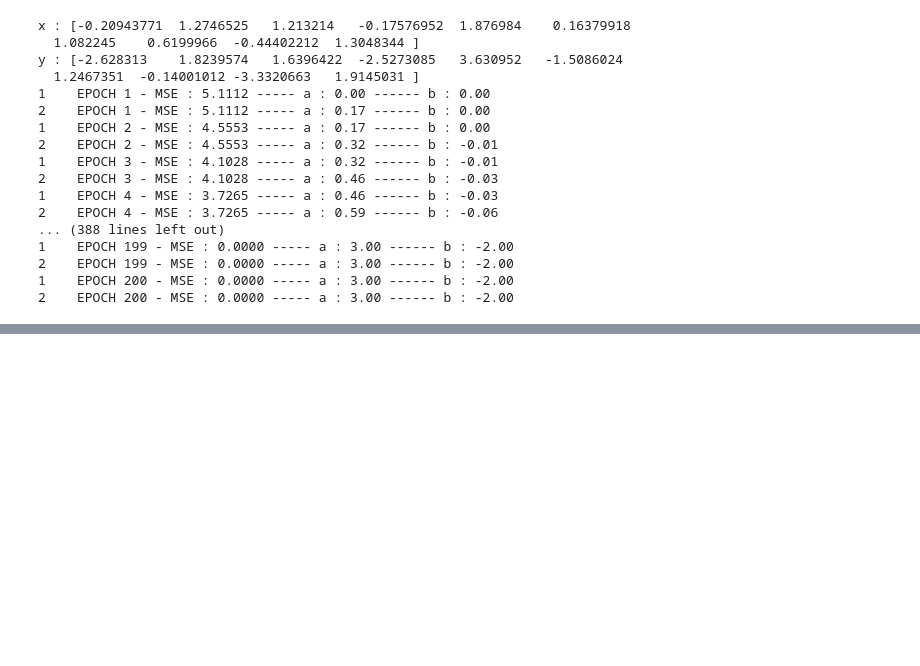
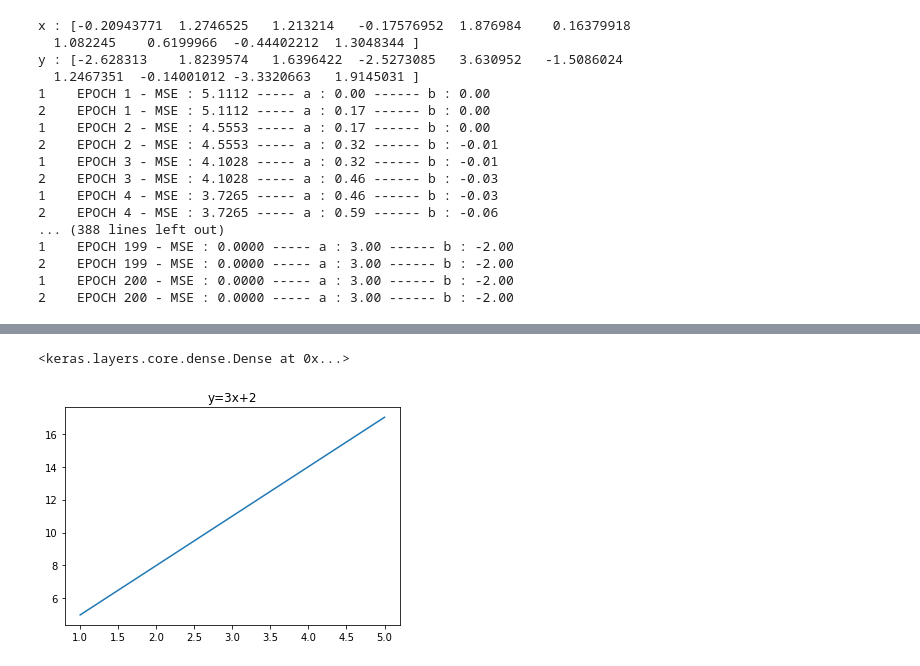
Before and after one commit to limit9895/Study, a Jupyter notebook: Tensorflow_study.ipynb, the cells around one changed output, grey strips where cells are left out. Cells and saved outputs as stored; diff of their text form; code cells hidden in the pictures; blank space fills up the shorter version.

```diff
--- a/Tensorflow_study.ipynb
+++ b/Tensorflow_study.ipynb
@@ -488,0 +486,26 @@ w:0.3,b:0.5
+# %%
+import tensorflow as tf
+
+#10개의 노드(뉴런)으로 이루어진 Dense 레이어
+tf.keras.layers.Dense(10)
+#ReLU 활성화 함수 적용
+tf.keras.layers.Dense(10, activation ='relu')
+# %% [output]
+<keras.layers.core.dense.Dense at 0x...>
+# %%
+import tensorflow as tf
+import numpy as np
+import matplotlib.pyplot as plt
+
+#샘플 데이터셋 생성
+x = np.arange(1,6)
+
+#y = 3x + 2
+y=3*x+2
+
+#시각화
+plt.plot(x,y)
+plt.title('y=3x+2')
+plt.show()
+# %% [output]
+[figure, added]
```
Also changed, not shown: parts of 4 cells of this notebook.
